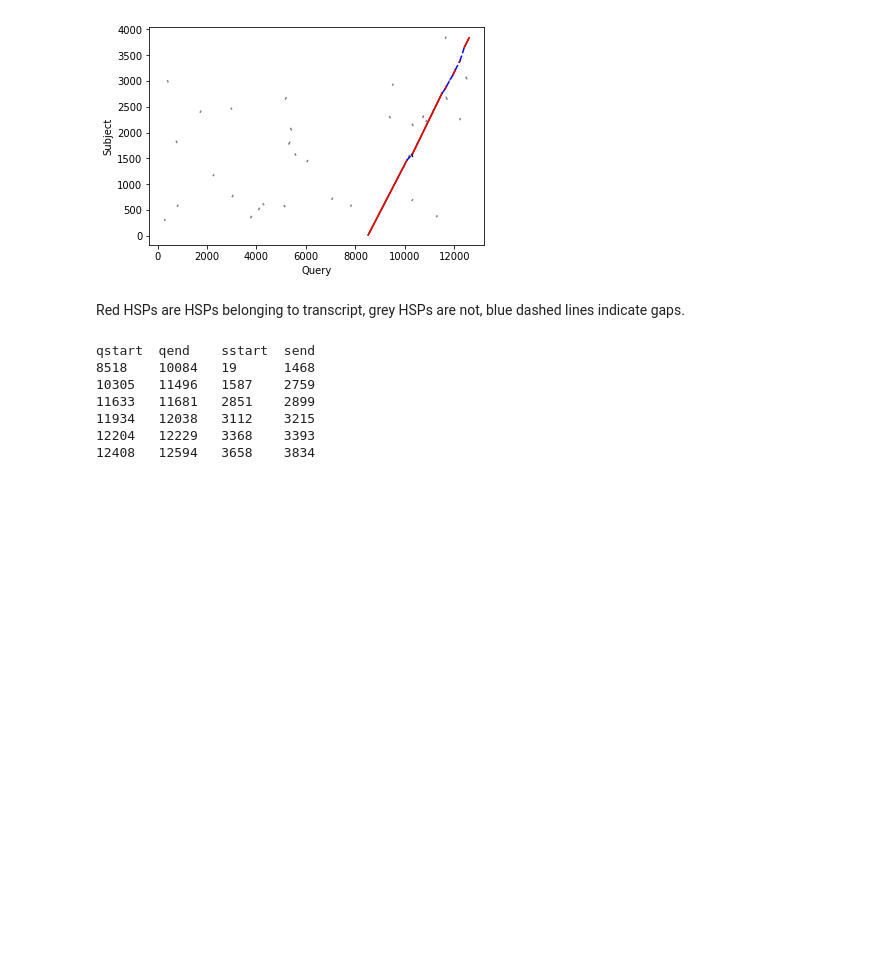
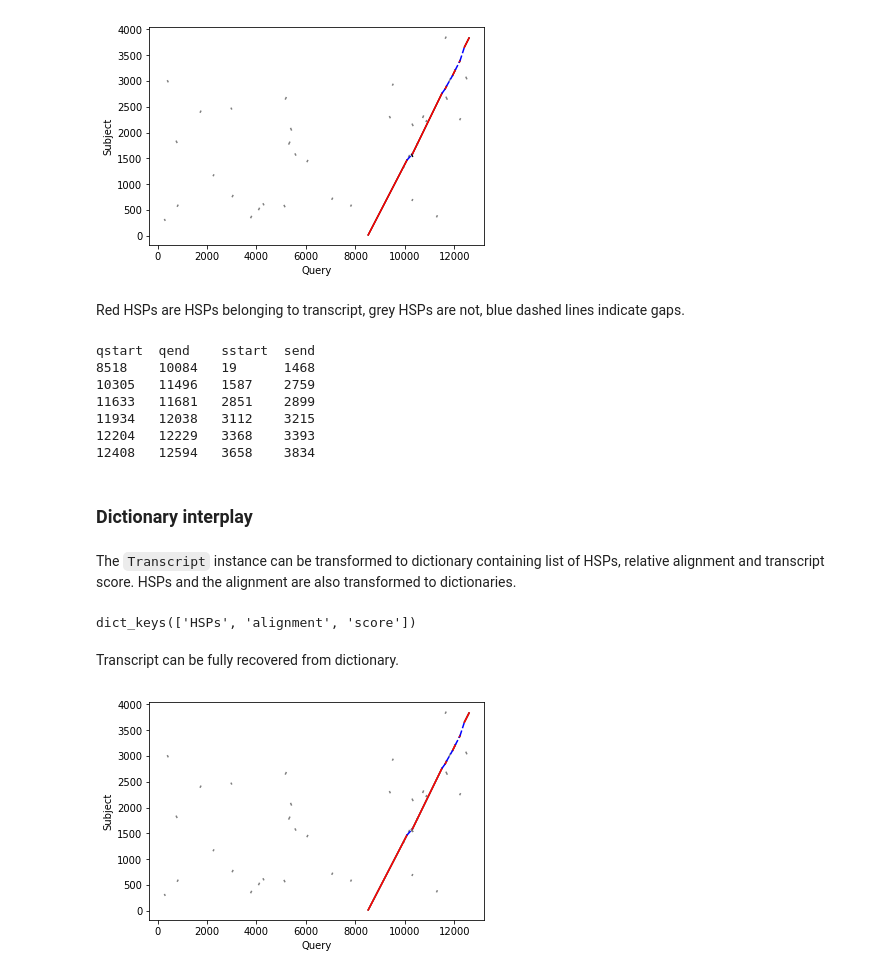
Before and after one commit to dmitrymyl/miscellaneous, a Jupyter notebook: alignment/tutorial.ipynb, the cells around one changed output. Cells and saved outputs as stored; diff of their text form; code cells hidden in the pictures; blank space fills up the shorter version.

Commit message:
Added dictionary interplay for Transcript class. Removed unnecessary files, moved all alignment stuff to alignment directory, made a tutorial.ipynb.

```diff
--- a/alignment_example.ipynb
+++ b/alignment/tutorial.ipynb
@@ -586,3 +586,17 @@ qstart  qend    sstart  send
 11934   12038   3112    3215
 12204   12229   3368    3393
 12408   12594   3658    3834
+# %% [markdown]
+### Dictionary interplay
+# %% [markdown]
+The `Transcript` instance can be transformed to dictionary containing list of HSPs, relative alignment and transcript score. HSPs and the alignment are also transformed to dictionaries.
+# %%
+best_transcript.to_dict().keys()
+# %% [output]
+dict_keys(['HSPs', 'alignment', 'score'])
+# %% [markdown]
+Transcript can be fully recovered from dictionary.
+# %%
+Transcript.from_dict(best_transcript.to_dict()).plot_transcript()
+# %% [output]
+[figure, added]
```
Also changed, not shown: 9 other files.
